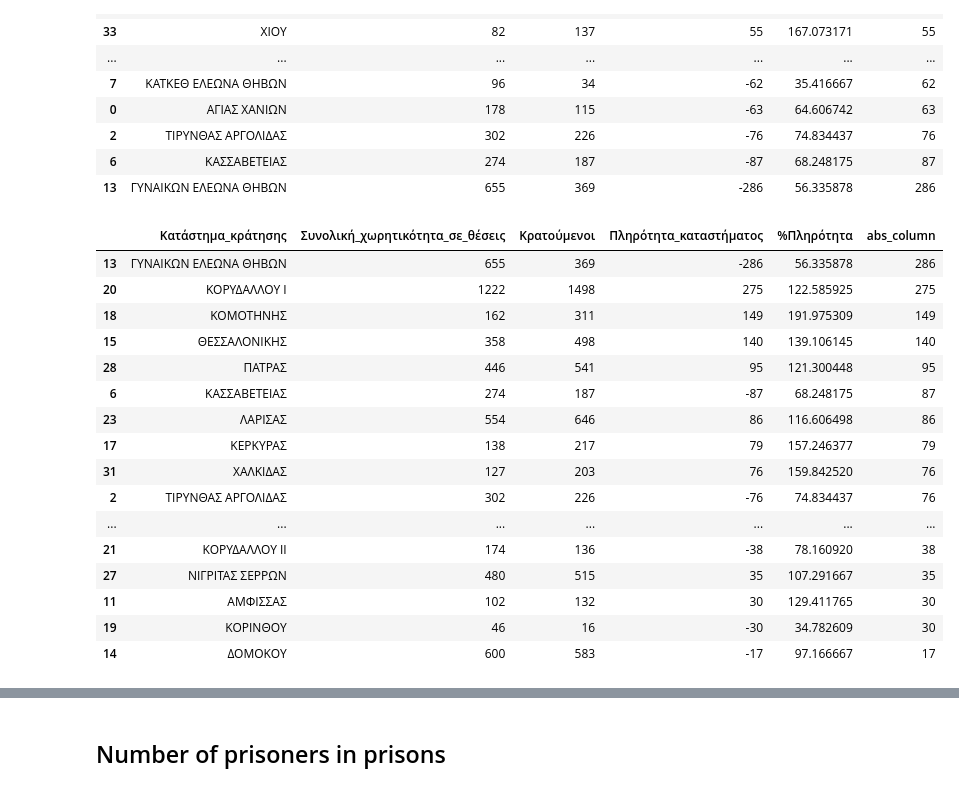
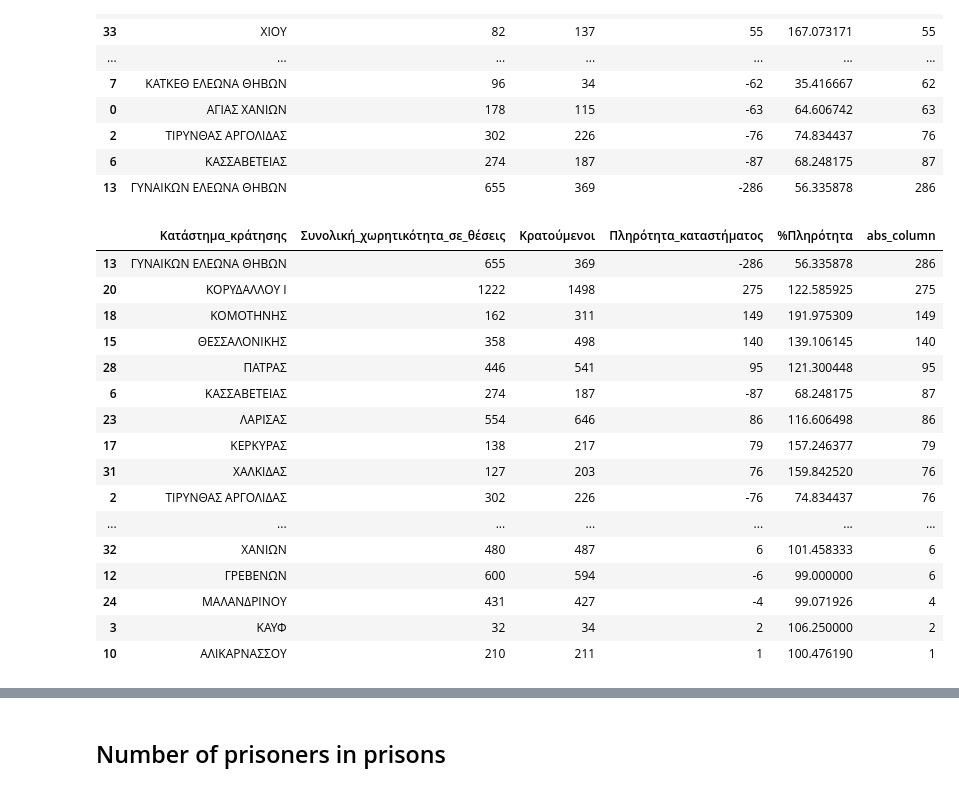
Before and after one commit to kosmaspanag/data-studio-projects, a Jupyter notebook: Weekly projects/Greek_Prison_populat(2017_2019)/Prison_population.ipynb, the cells around one changed output, grey strips where cells are left out. Drawn from its saved outputs; the diff is of its cells as text; code cells hidden in the pictures.

```diff
--- a/Weekly projects/Greek_Prison_populat(2017_2019)/Prison_population.ipynb
+++ b/Weekly projects/Greek_Prison_populat(2017_2019)/Prison_population.ipynb
@@ -117,24 +117,24 @@ prisoners_more_less
 | 6 | ΚΑΣΣΑΒΕΤΕΙΑΣ | 274 | 187 | -87 | 68.248175 | 87 |
 | 13 | ΓΥΝΑΙΚΩΝ ΕΛΕΩΝΑ ΘΗΒΩΝ | 655 | 369 | -286 | 56.335878 | 286 |
 # %%
-prisoners_more_less = prisoners_more_less.sort_values(by='abs_column', ascending=False)
-prisoners_more_less.head(25)
+prisoners_more_less2 = prisoners_more_less.sort_values(by='abs_column', ascending=False)
+prisoners_more_less2
 # %% [output]
 |  | Κατάστημα_κράτησης | Συνολική_χωρητικότητα_σε_θέσεις | Κρατούμενοι | Πληρότητα_καταστήματος | %Πληρότητα | abs_column |
 | 13 | ΓΥΝΑΙΚΩΝ ΕΛΕΩΝΑ ΘΗΒΩΝ | 655 | 369 | -286 | 56.335878 | 286 |
 | 20 | ΚΟΡΥΔΑΛΛΟΥ Ι | 1222 | 1498 | 275 | 122.585925 | 275 |
 | 18 | ΚΟΜΟΤΗΝΗΣ | 162 | 311 | 149 | 191.975309 | 149 |
 | 15 | ΘΕΣΣΑΛΟΝΙΚΗΣ | 358 | 498 | 140 | 139.106145 | 140 |
 | 28 | ΠΑΤΡΑΣ | 446 | 541 | 95 | 121.300448 | 95 |
 | 6 | ΚΑΣΣΑΒΕΤΕΙΑΣ | 274 | 187 | -87 | 68.248175 | 87 |
 | 23 | ΛΑΡΙΣΑΣ | 554 | 646 | 86 | 116.606498 | 86 |
 | 17 | ΚΕΡΚΥΡΑΣ | 138 | 217 | 79 | 157.246377 | 79 |
 | 31 | ΧΑΛΚΙΔΑΣ | 127 | 203 | 76 | 159.842520 | 76 |
 | 2 | ΤΙΡΥΝΘΑΣ ΑΡΓΟΛΙΔΑΣ | 302 | 226 | -76 | 74.834437 | 76 |
 | ... | ... | ... | ... | ... | ... | ... |
-| 21 | ΚΟΡΥΔΑΛΛΟΥ ΙΙ | 174 | 136 | -38 | 78.160920 | 38 |
-| 27 | ΝΙΓΡΙΤΑΣ ΣΕΡΡΩΝ | 480 | 515 | 35 | 107.291667 | 35 |
-| 11 | ΑΜΦΙΣΣΑΣ | 102 | 132 | 30 | 129.411765 | 30 |
-| 19 | ΚΟΡΙΝΘΟΥ | 46 | 16 | -30 | 34.782609 | 30 |
-| 14 | ΔΟΜΟΚΟΥ | 600 | 583 | -17 | 97.166667 | 17 |
+| 32 | ΧΑΝΙΩΝ | 480 | 487 | 6 | 101.458333 | 6 |
+| 12 | ΓΡΕΒΕΝΩΝ | 600 | 594 | -6 | 99.000000 | 6 |
+| 24 | ΜΑΛΑΝΔΡΙΝΟΥ | 431 | 427 | -4 | 99.071926 | 4 |
+| 3 | ΚΑΥΦ | 32 | 34 | 2 | 106.250000 | 2 |
+| 10 | ΑΛΙΚΑΡΝΑΣΣΟΥ | 210 | 211 | 1 | 100.476190 | 1 |
 # %%
```
Also changed, not shown: parts of 8 cells of this notebook.
